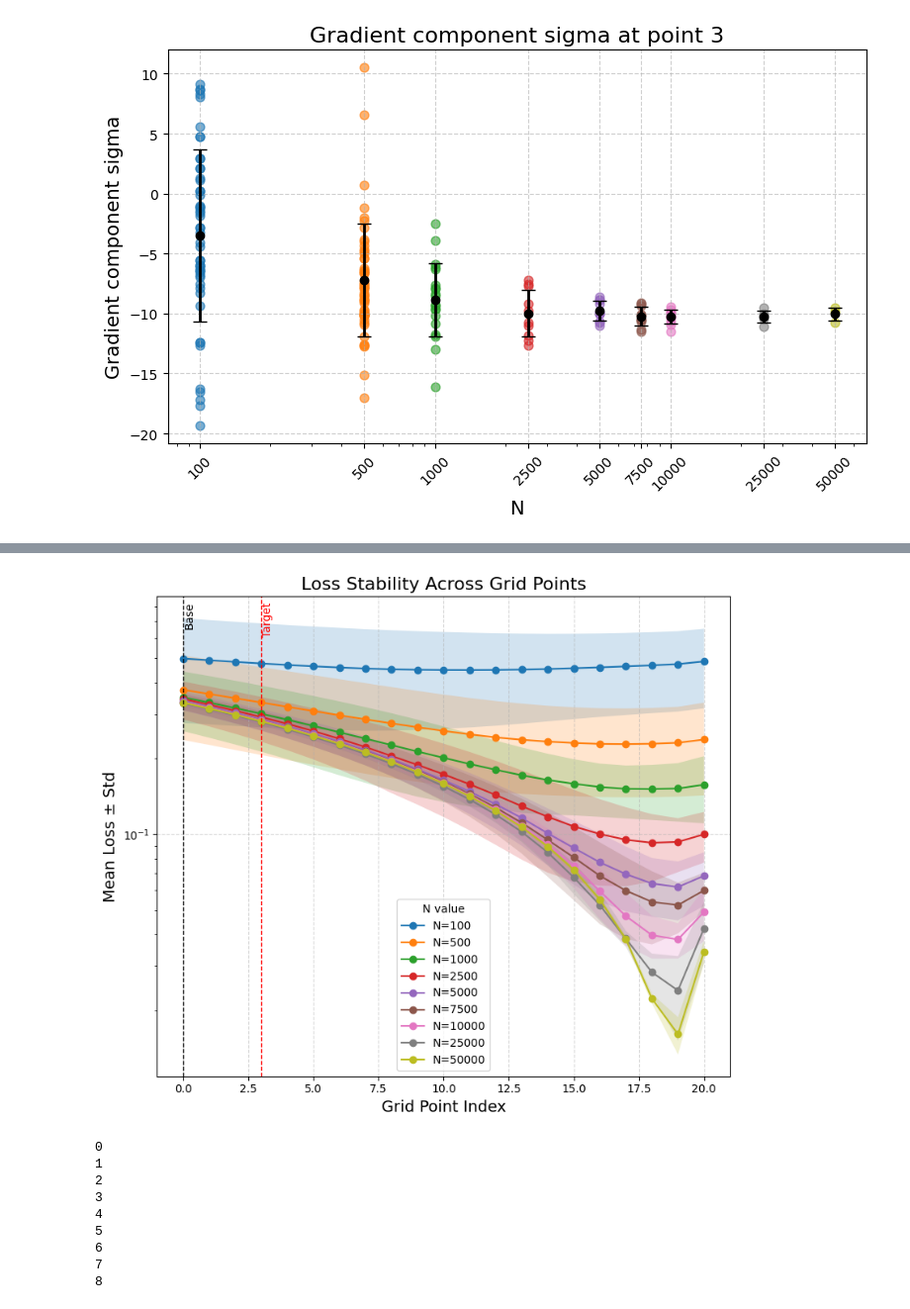
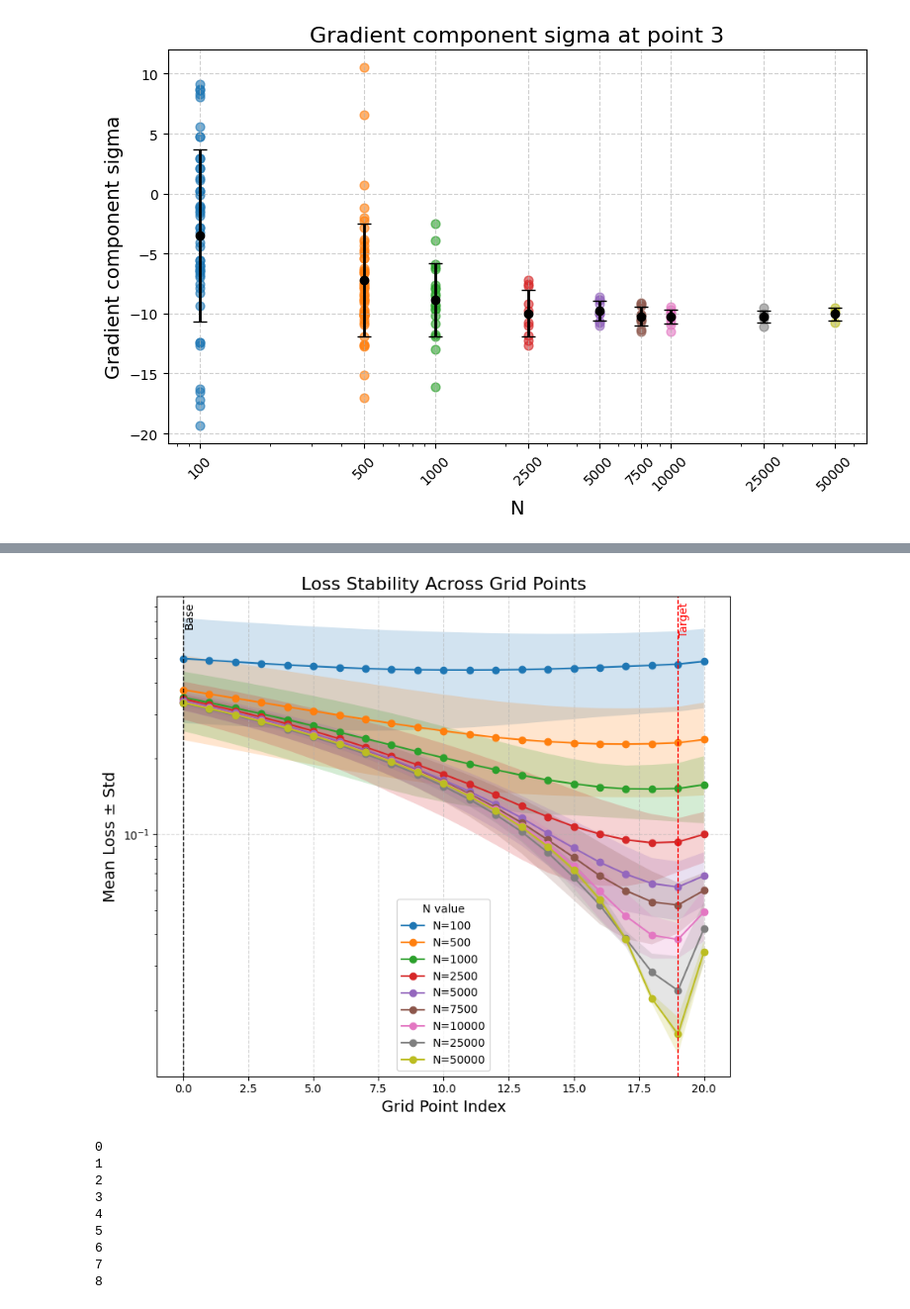
Before and after one commit to tonymenzo/RSA, a Jupyter notebook: src/gradient_stability_plot_errors.ipynb, the cells around one changed output, grey strips where cells are left out. Shown at 99% size. Cells and saved outputs as stored; diff of their text form; code cells hidden in the pictures.

```diff
--- a/src/gradient_stability_plot_errors.ipynb
+++ b/src/gradient_stability_plot_errors.ipynb
@@ -232,7 +232,7 @@ for N in sorted(means_by_N.keys()):
         yerr = std_arr[:, grad]
         plt.errorbar(x, y, yerr=yerr, label=f'grad {grad_names[grad]}', capsize=4, lw=2)
 
-    target_index = 3  # <-- Change this to your actual target index
+    target_index = x[-2]  # <-- Change this to your actual target index
     plt.axvline(x=target_index, color='red', linestyle='--', linewidth=1)
     plt.text(target_index + 0.02, plt.ylim()[1]*0.95, 'Target', color='red', rotation=90, va='top')
 
@@ -283,38 +283,38 @@ n_points   = np.array(all_loss_grid_load[0]).shape[1]
 
 for N, runs in zip(Ns, all_loss_grid_load):
     arr = np.array(runs, dtype=float)      # shape (n_runs, n_points)
     means_loss[N] = arr.mean(axis=0)       # shape (n_points,)
     stds_loss[N]  = arr.std(axis=0)        # shape (n_points,)
 
 # 2) Plot all N on one figure
 plt.figure(figsize=(8, 7))
 x = np.arange(n_points)
 
 for N in means_loss:
     y    = means_loss[N]
     yerr = stds_loss[N]
     plt.plot(x, y, '-o', label=f'N={N}')
     # optional shading:
     plt.fill_between(x, y - yerr, y + yerr, alpha=0.2)
 
 plt.xlabel('Grid Point Index', fontsize=14)
 plt.ylabel('Mean Loss ± Std',   fontsize=14)
 plt.title('Loss Stability Across Grid Points', fontsize=16)
 plt.grid(True, linestyle='--', alpha=0.5)
 plt.legend(title='N value', fontsize=10)
 plt.tight_layout()
 plt.yscale('log')
-target_index = 3  # <-- Change this to your actual target index
+target_index = x[-2]  # <-- Change this to your actual target index
 plt.axvline(x=target_index, color='red', linestyle='--', linewidth=1)
 plt.text(target_index + 0.02, plt.ylim()[1]*0.95, 'Target', color='red', rotation=90, va='top')
 
-target_index = 0  # <-- Change this to your actual target index
-plt.axvline(x=target_index, color='black', linestyle='--', linewidth=1)
-plt.text(target_index + 0.02, plt.ylim()[1]*0.95, 'Base', color='black', rotation=90, va='top')
+base_index = 0  # <-- Change this to your actual base index
+plt.axvline(x=base_index, color='black', linestyle='--', linewidth=1)
+plt.text(base_index + 0.02, plt.ylim()[1]*0.95, 'Base', color='black', rotation=90, va='top')
 plt.savefig(f'/pscratch/sd/l/ljpuslar/RSA/RSA/src/temp_results/grad_stability_errors/plots/{plt_nm}_grad_stab_loss.png', dpi=300)
 plt.show()
 # %% [output]
-[figure, old version]
+[figure, new version]
 # %%
 # # Plot only one set of simulated data
 
```
Also changed, not shown: parts of 1 cell of this notebook, 38 other files.
